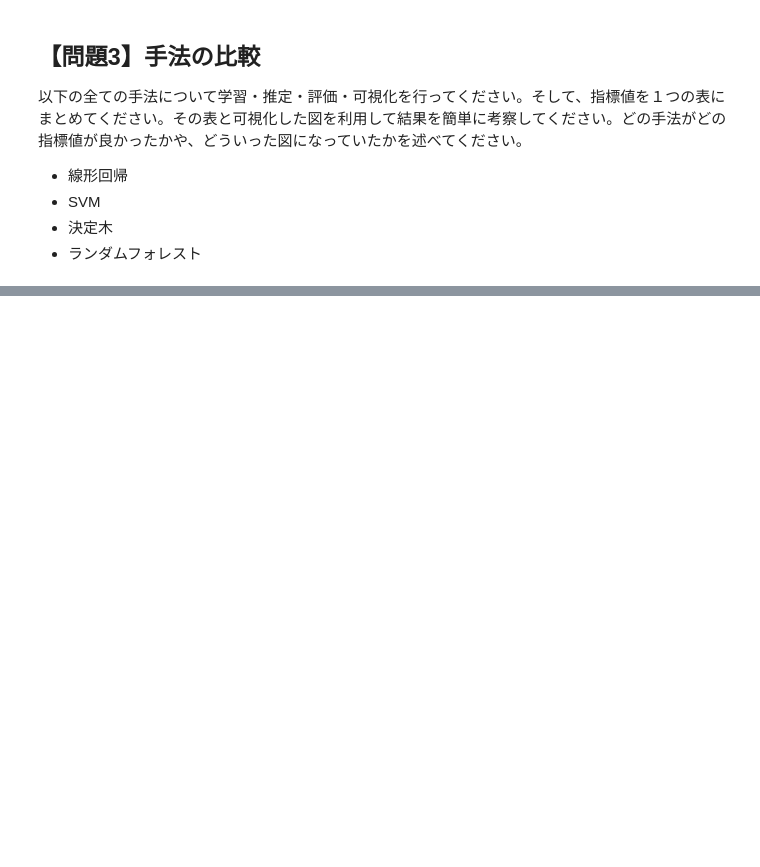
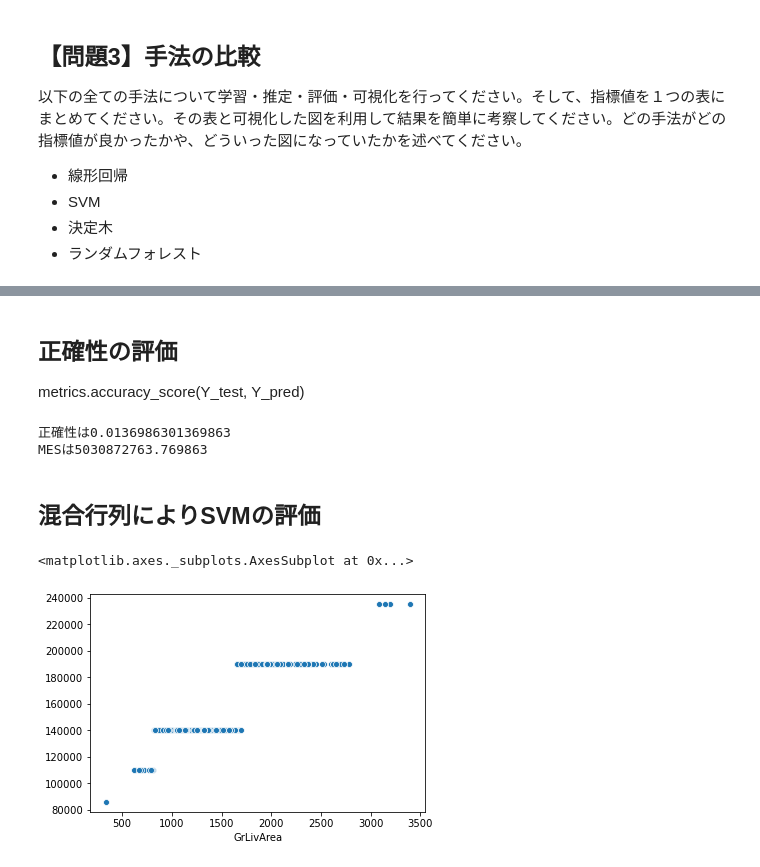
Before and after one commit to harakenken22/diveintocode-ml, a Jupyter notebook: week4_pre_rec_work2.ipynb, the cells around one changed output, grey strips where cells are left out. Drawn from its saved outputs; the diff is of its cells as text; code cells hidden in the pictures; blank space fills up the shorter version.

```diff
--- a/week4_pre_rec_work2.ipynb
+++ b/week4_pre_rec_work2.ipynb
@@ -406,0 +329,11 @@ plt.ylabel('true value')
+# %%
+Y_train_series =  Y_train.loc[:, "SalePrice"]
+# %%
+#SVMの実装
+from sklearn.svm import SVC
+ｓｖm_model = SVC(gamma='scale')
+ｓｖm_model.fit(X_train.round().astype(int), Y_train_series.round().astype(int))
+Y_pred_svm = ｓｖm_model.predict(X_test.round().astype(int))
+
+print(pd.DataFrame(Y_test.round().astype(int)[:10]))
+print(pd.DataFrame(Y_pred_svm[:10]))
@@ -406,0 +358,19 @@ plt.ylabel('true value')
+# %% [markdown]
+正確性の評価
+----
+metrics.accuracy_score(Y_test, Y_pred)
+# %%
+print('正確性は{}'.format(metrics.accuracy_score(Y_test, Y_pred_svm)))
+print('MESは{}'.format(mean_squared_error(Y_test, Y_pred_svm)))
+svm = mean_squared_error(Y_test, Y_pred_svm)
+# %% [output]
+正確性は0.0136986301369863
+MESは5030872763.769863
+# %% [markdown]
+混合行列によりSVMの評価
+----
+# %%
+sns.scatterplot(X_test['GrLivArea'],Y_pred_svm)
+# %% [output]
+<matplotlib.axes._subplots.AxesSubplot at 0x...>
+[figure, added]
```
Also changed, not shown: parts of 52 cells of this notebook.
